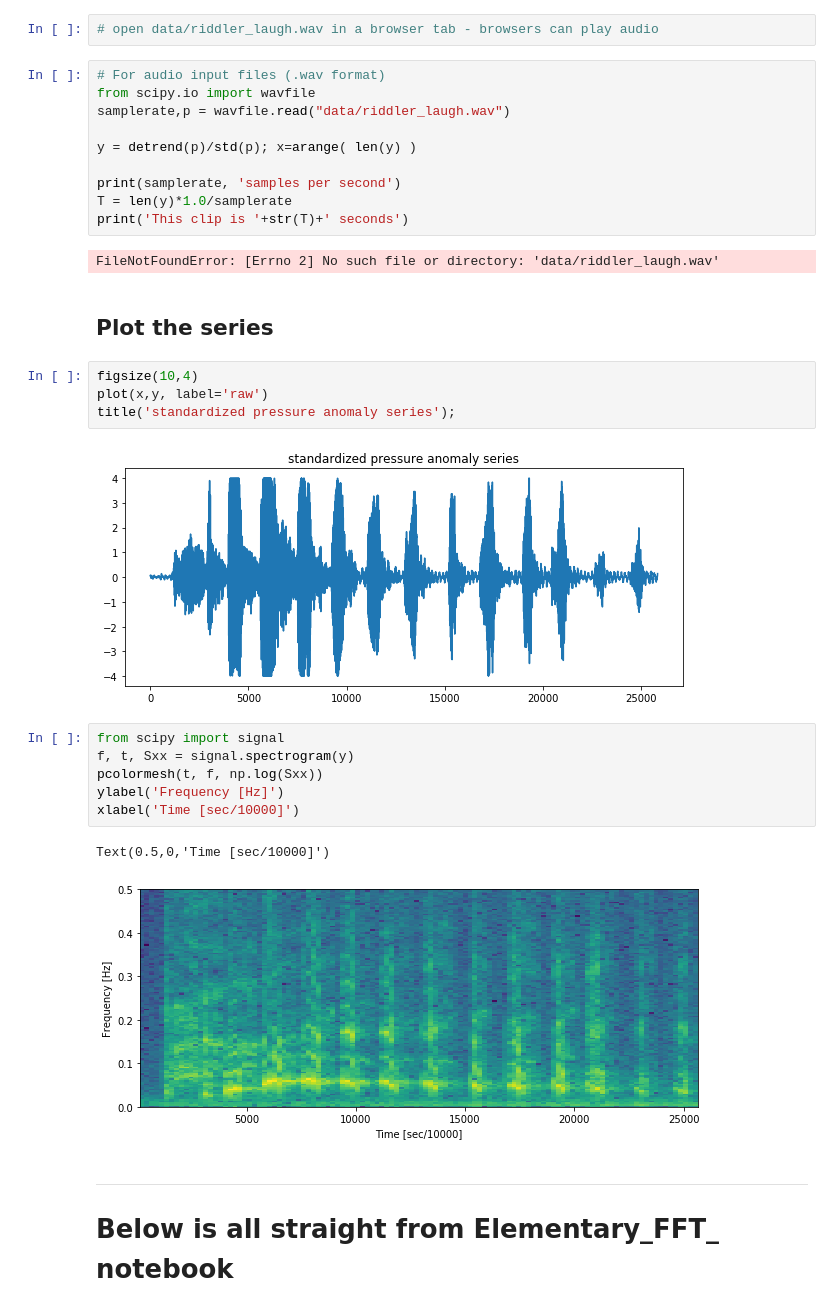
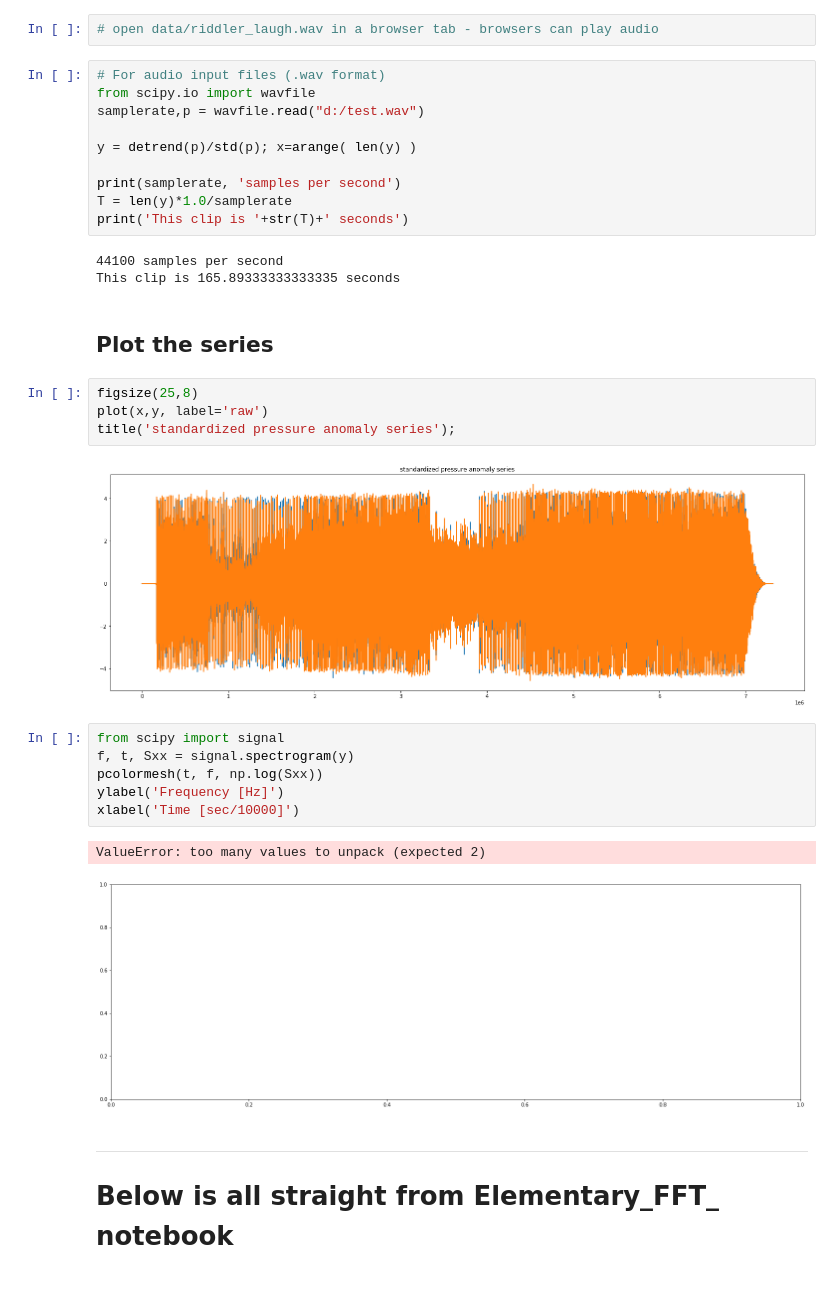
Before and after one commit to fuyihang98/MPO624_2022, a Jupyter notebook: Notebooks/FFT_sound_wavfiles-Copy1.ipynb, the cells around one changed output. Drawn from its saved outputs; the diff is of its cells as text.

```diff
--- a/Notebooks/FFT_sound_wavfiles-Copy1.ipynb
+++ b/Notebooks/FFT_sound_wavfiles-Copy1.ipynb
@@ -23,7 +15,7 @@ ls data
 # %%
 # For audio input files (.wav format)
 from scipy.io import wavfile
-samplerate,p = wavfile.read("data/riddler_laugh.wav")
+samplerate,p = wavfile.read("d:/test.wav")
 
 y = detrend(p)/std(p); x=arange( len(y) )
 
@@ -31,15 +23,16 @@ print(samplerate, 'samples per second')
 T = len(y)*1.0/samplerate
 print('This clip is '+str(T)+' seconds')
 # %% [output]
-FileNotFoundError: [Errno 2] No such file or directory: 'data/riddler_laugh.wav'
+44100 samples per second
+This clip is 165.89333333333335 seconds
 # %% [markdown]
 ## Plot the series
 # %%
-figsize(10,4)
+figsize(25,8)
 plot(x,y, label='raw')
 title('standardized pressure anomaly series');
 # %% [output]
-[figure, old version]
+[figure, new version]
 # %%
 from scipy import signal
 f, t, Sxx = signal.spectrogram(y)
@@ -47,8 +40,8 @@ pcolormesh(t, f, np.log(Sxx))
 ylabel('Frequency [Hz]')
 xlabel('Time [sec/10000]')
 # %% [output]
-Text(0.5,0,'Time [sec/10000]')
+ValueError: too many values to unpack (expected 2)
-[figure, old version]
+[figure, new version]
 # %% [markdown]
 -------
 # Below is all straight from Elementary_FFT_ notebook
```
Also changed, not shown: parts of 6 cells of this notebook.
